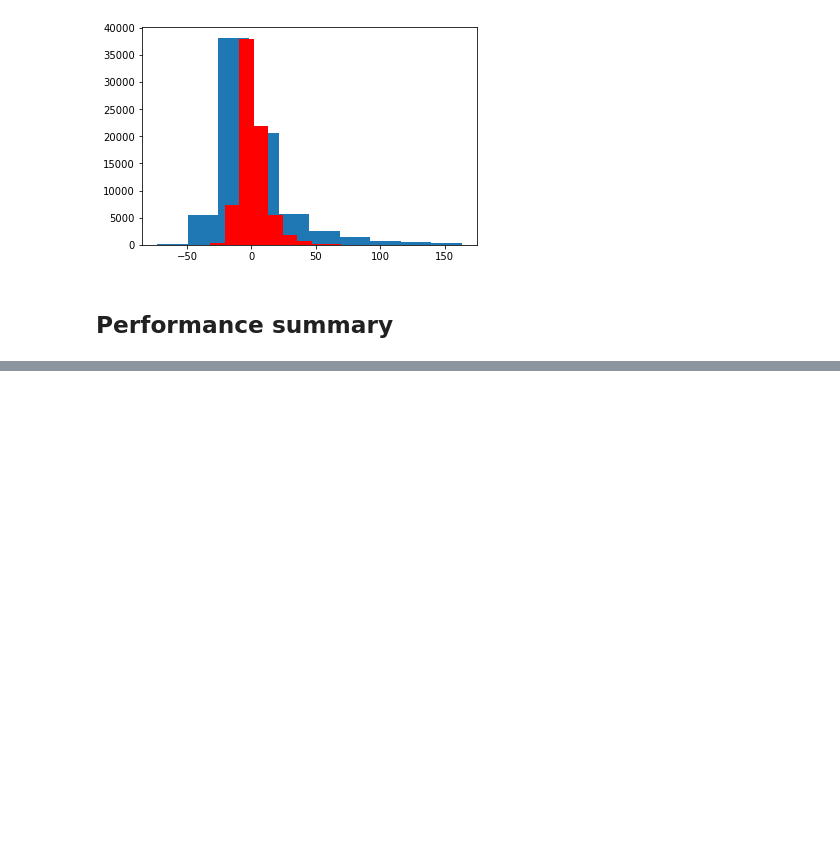
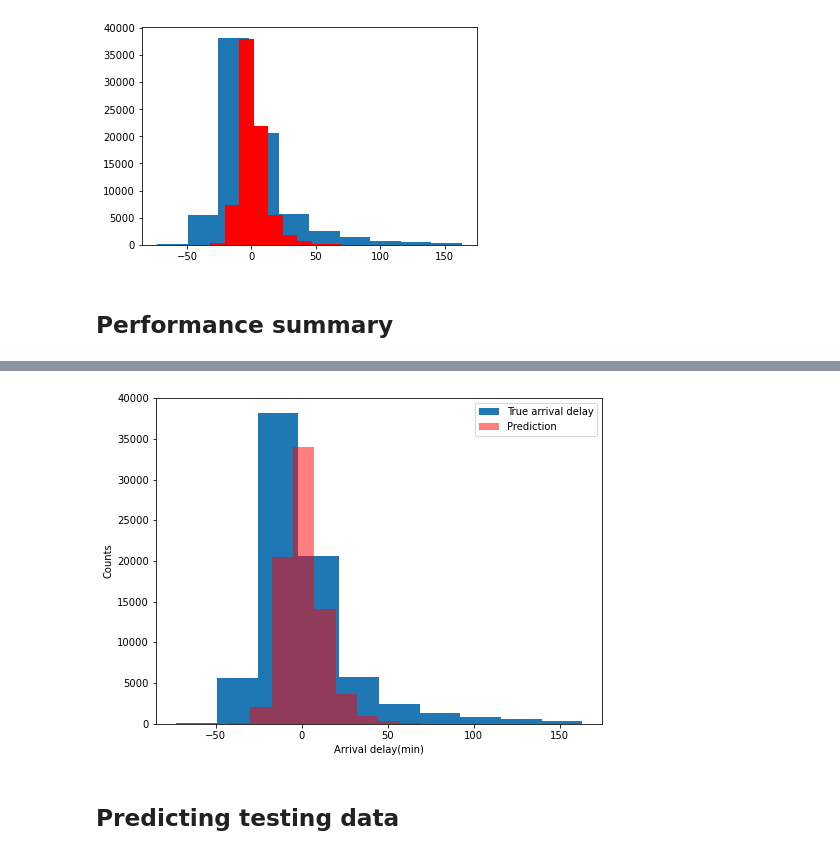
Before and after one commit to zarishabbas/Midterm_Project, a Jupyter notebook: src/modules/Final/Regression Analysis.ipynb, the cells around one changed output, grey strips where cells are left out. Drawn from its saved outputs; the diff is of its cells as text; code cells hidden in the pictures; blank space fills up the shorter version.

```diff
--- a/src/modules/Final/Regression Analysis.ipynb
+++ b/src/modules/Final/Regression Analysis.ipynb
@@ -657,0 +706,14 @@ Evaluation_df.to_csv('evaluation_summary' + time_path + '.csv')
+# %%
+# Better plot for XGBoost regression
+y_pred_xgb = xgb_trained.predict(X_vali_std_10)
+plt.figure(figsize=(8,6))
+plt.hist(y_vali, label='True arrival delay')
+plt.hist(y_pred_xgb, color='red', alpha=0.5, label='Prediction')
+plt.xlabel('Arrival delay(min)')
+plt.ylabel('Counts')
+plt.legend()
+plt.show()
+# %% [output]
+[figure, added]
+# %% [markdown]
+## Predicting testing data
```
Also changed, not shown: parts of 15 cells of this notebook.
